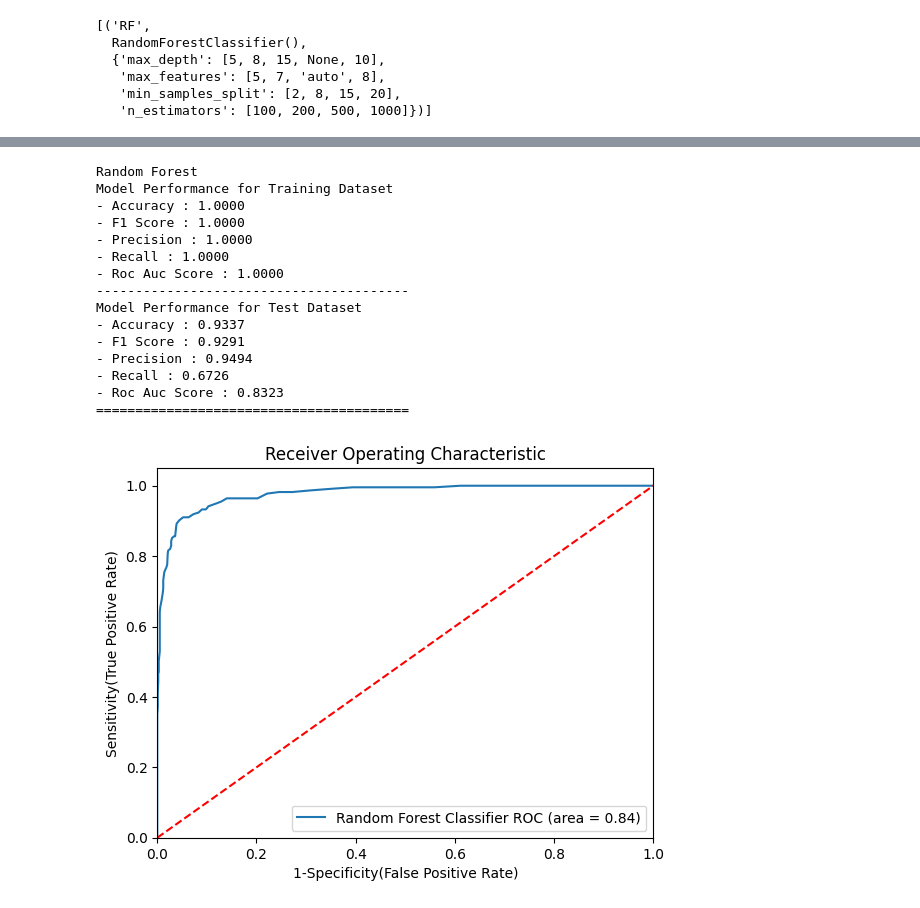
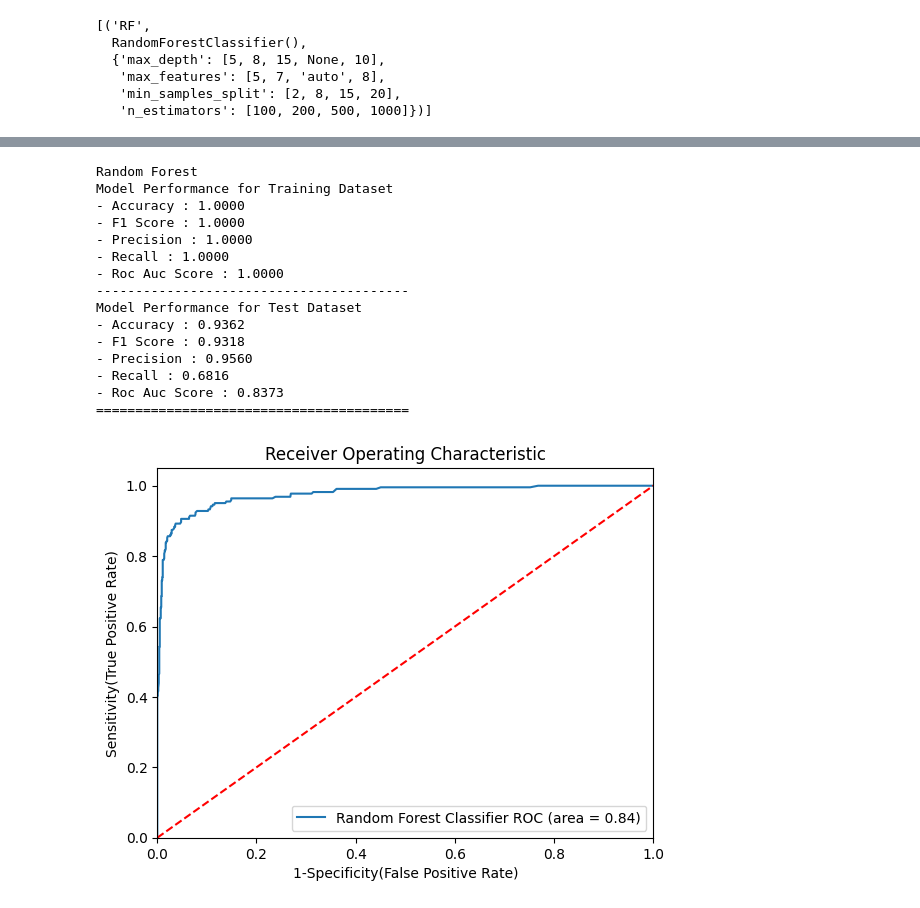
Before and after one commit to manteshswami/Holiday_Package_Prediction, a Jupyter notebook: Holiday_Package_Prediction.ipynb, the cells around one changed output, grey strips where cells are left out. Cells and saved outputs as stored; diff of their text form; code cells hidden in the pictures.

```diff
--- a/Holiday_Package_Prediction.ipynb
+++ b/Holiday_Package_Prediction.ipynb
@@ -510,6 +510,6 @@ Fitting 3 folds for each of 100 candidates, totalling 300 fits
 # %%
 models={
-    'Random Forest': RandomForestClassifier(n_estimators= 1000,min_samples_split= 2,max_features= 8,max_depth=None),
+    'Random Forest': RandomForestClassifier(n_estimators=500,min_samples_split= 2,max_features= 8,max_depth=None),
 }
 for i in range(len(list(models))):
     model=list(models.values())[i]
@@ -566,11 +566,11 @@ Model Performance for Training Dataset
 - Roc Auc Score : 1.0000
 ----------------------------------------
 Model Performance for Test Dataset
-- Accuracy : 0.9337
-- F1 Score : 0.9291
-- Precision : 0.9494
-- Recall : 0.6726
-- Roc Auc Score : 0.8323
+- Accuracy : 0.9362
+- F1 Score : 0.9318
+- Precision : 0.9560
+- Recall : 0.6816
+- Roc Auc Score : 0.8373
 ========================================
 # %%
 ## Plot Roc Auc Curve
@@ -578,33 +578,33 @@ from sklearn.metrics import roc_auc_score,roc_curve
 plt.figure()
 
 ## add the models to the list that you want to view on the ROC plot
 
 auc_models=[
     {
         'label': 'Random Forest Classifier',
-        'model': RandomForestClassifier(n_estimators= 100,min_samples_split= 2,max_features= 8,max_depth=None),
-        'auc': 0.8368
+        'model': RandomForestClassifier(n_estimators= 500,min_samples_split= 2,max_features= 8,max_depth=None),
+        'auc': 0.8373
     }
 ]
 
 ## Create loop through all model
 for algo in auc_models:
     model=algo['model']  ## select the model
     model.fit(X_train,y_train)
 
 ## compute false positive rate and True positive rate
     fpr,tpr,thresholds=roc_curve(y_test, model.predict_proba(X_test)[:,1])
 # Calculate Area under the curve to display on the plot
     plt.plot(fpr, tpr, label='%s ROC (area = %0.2f)' % (algo['label'], algo['auc']))
 # Custom settings for the plot
 plt.plot([0, 1], [0, 1],'r--')
 plt.xlim([0.0, 1.0])
 plt.ylim([0.0, 1.05])
 plt.xlabel('1-Specificity(False Positive Rate)')
 plt.ylabel('Sensitivity(True Positive Rate)')
 plt.title('Receiver Operating Characteristic')
 plt.legend(loc="lower right")
 plt.savefig("auc.png")
 plt.show()
 # %% [output]
-[figure, old version]
+[figure, new version]
```
Also changed, not shown: parts of 2 cells of this notebook, 3 other files.
